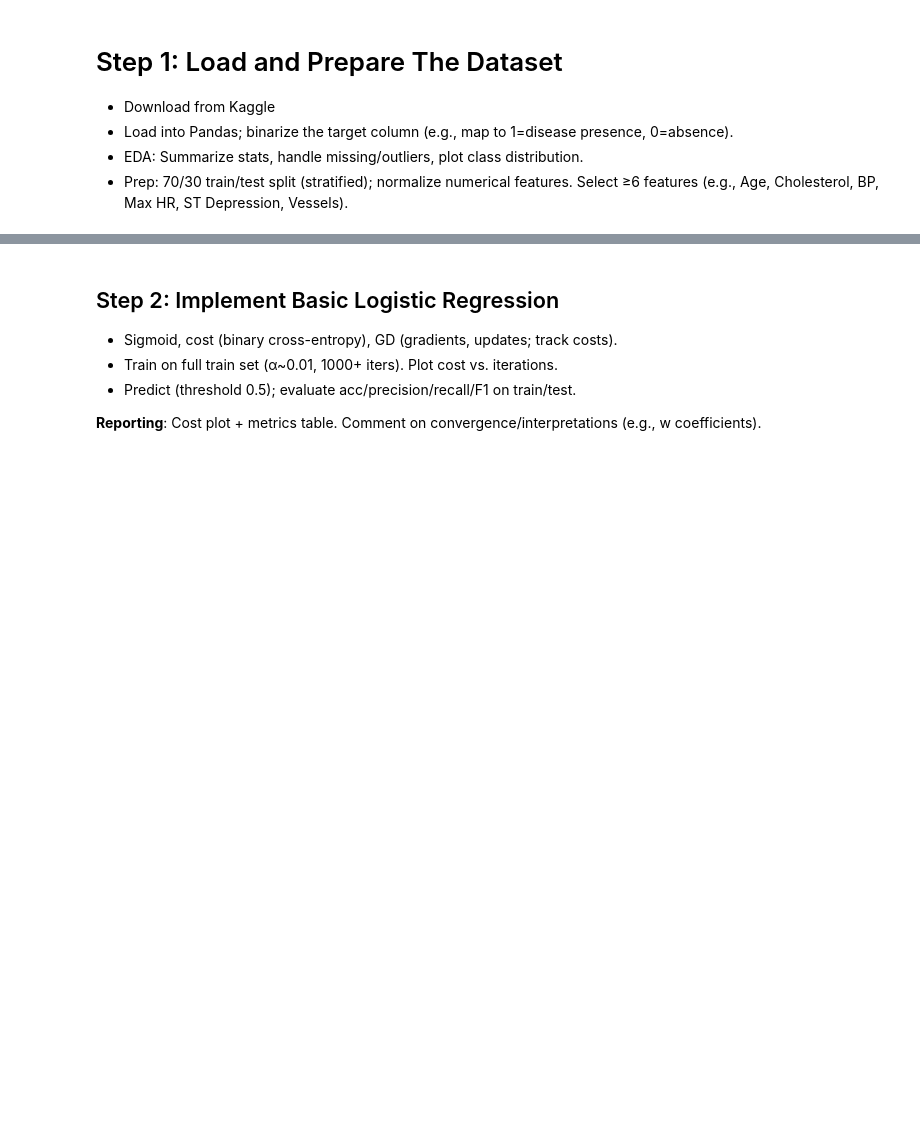
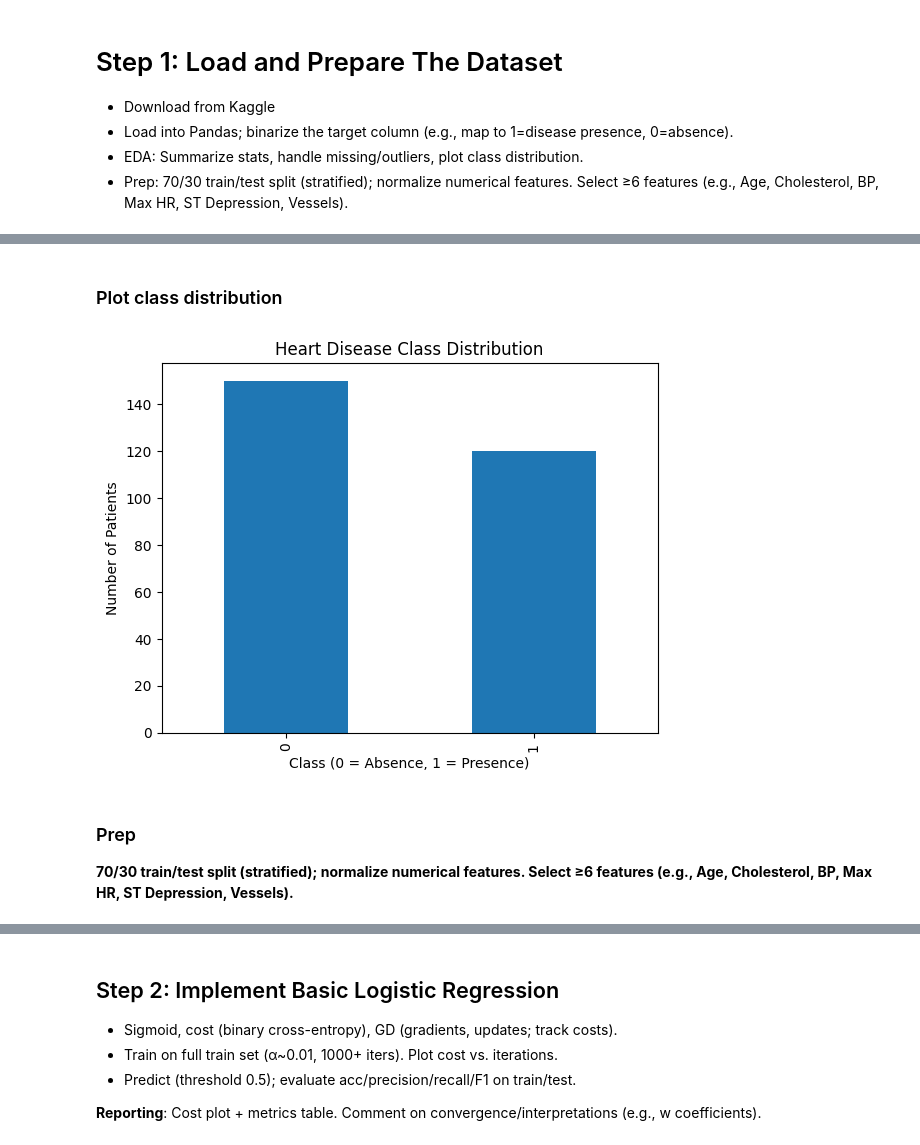
Before and after one commit to JeissonS02/Heart-Disease-Risk-Prediction, a Jupyter notebook: heart_disease_lr_analysis.ipynb, the cells around one changed output, grey strips where cells are left out. Drawn from its saved outputs; the diff is of its cells as text; code cells hidden in the pictures; blank space fills up the shorter version.

```diff
--- a/heart_disease_lr_analysis.ipynb
+++ b/heart_disease_lr_analysis.ipynb
@@ -45,4 +46,8 @@ import matplotlib.pyplot as plt
 # %%
 data = pd.read_csv("Heart_Disease_Prediction.csv")
-data.info()
+data['target'] = data['Heart Disease'].map({
+    'Presence': 1,
+    'Absence': 0
+})
+data['target'].value_counts()
 # %% [output]
@@ -65,0 +134,14 @@ memory usage: 29.7+ KB
+# %% [markdown]
+### Plot class distribution
+# %%
+data['target'].value_counts().plot(kind='bar')
+plt.title("Heart Disease Class Distribution")
+plt.xlabel("Class (0 = Absence, 1 = Presence)")
+plt.ylabel("Number of Patients")
+plt.show()
+# %% [output]
+[figure, added]
+# %% [markdown]
+### Prep
+
+**70/30 train/test split (stratified); normalize numerical features. Select ≥6 features (e.g., Age, Cholesterol, BP, Max HR, ST Depression, Vessels).**
```
Also changed, not shown: parts of 11 cells of this notebook.
